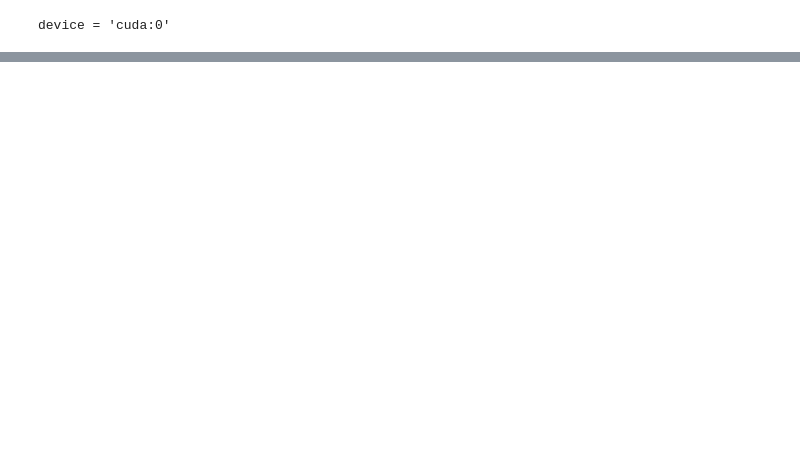
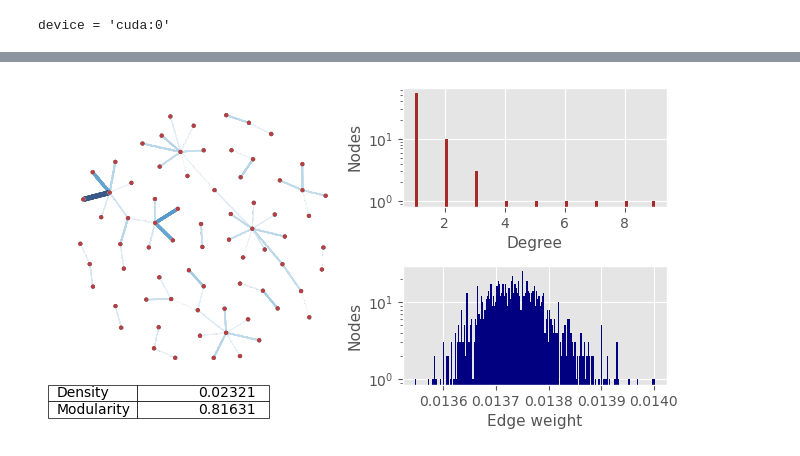
Before and after one commit to DeepenData/Graph_Neural_Networks_and_Phenylketonuria, a Jupyter notebook: src/step12_visualizations_explanatory_subgraphs.ipynb, the cells around one changed output, grey strips where cells are left out. Cells and saved outputs as stored; diff of their text form; code cells hidden in the pictures; blank space fills up the shorter version.

```diff
--- a/src/step12_visualizations_explanatory_subgraphs.ipynb
+++ b/src/step12_visualizations_explanatory_subgraphs.ipynb
@@ -153,0 +166,12 @@ make_graph_and_distributions(MASKED_Concentration, "./results/figures/Figure_2_M
+# %%
+MASKED_Concentration  = pd.read_csv("./results/dataframes/to_visualization_explanatory_subgraph_MASKED_GCN_Concentration_plus_FUX.csv").drop("genes", axis=1, inplace=False)
+
+
+
+
+
+
+
+make_graph_and_distributions(MASKED_Concentration, "./results/figures/Figure_2_MASKED_Concentration_plus_FLUX.png")
+# %% [output]
+[figure, added]
```
Also changed, not shown: parts of 2 cells of this notebook, 4 other files.
